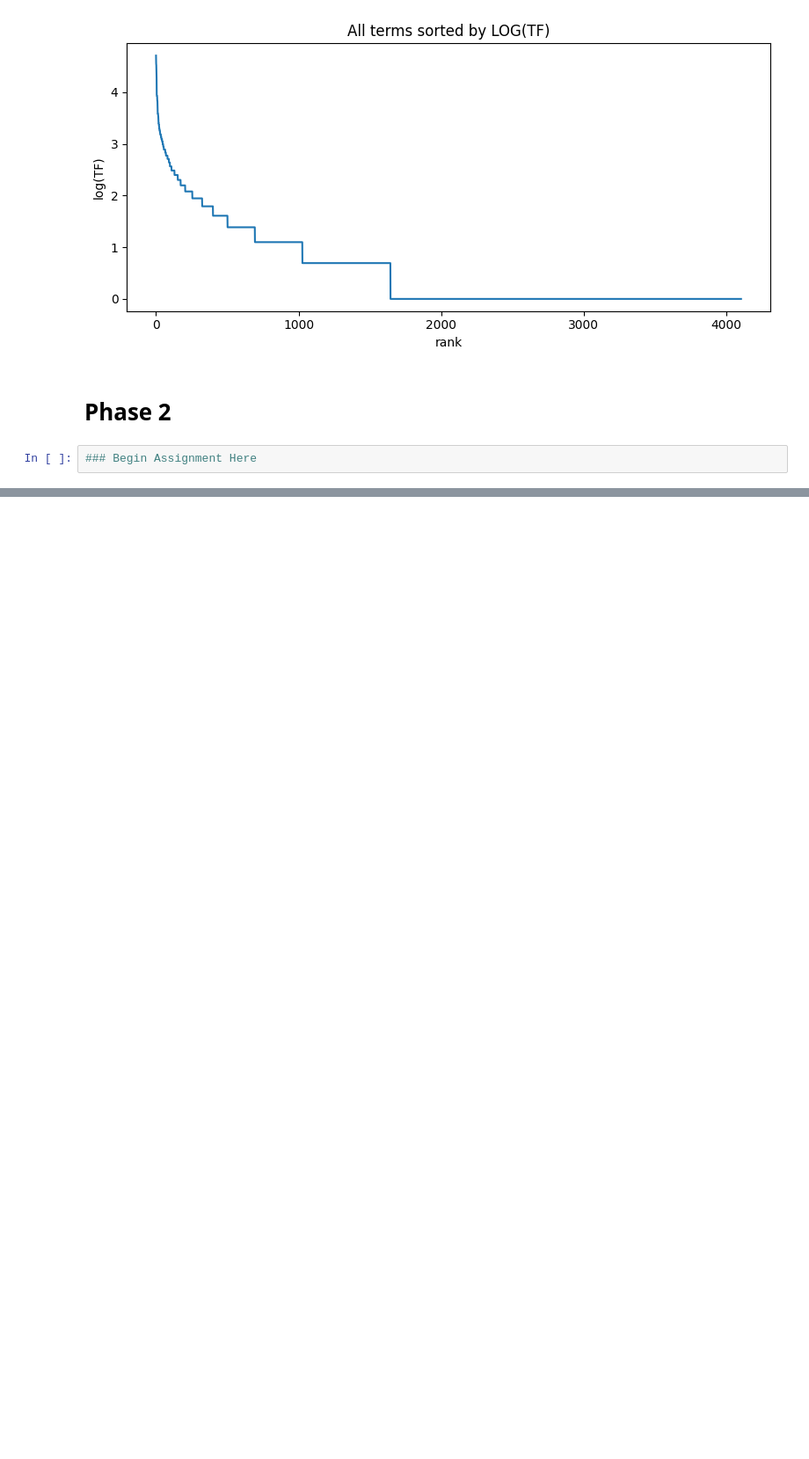
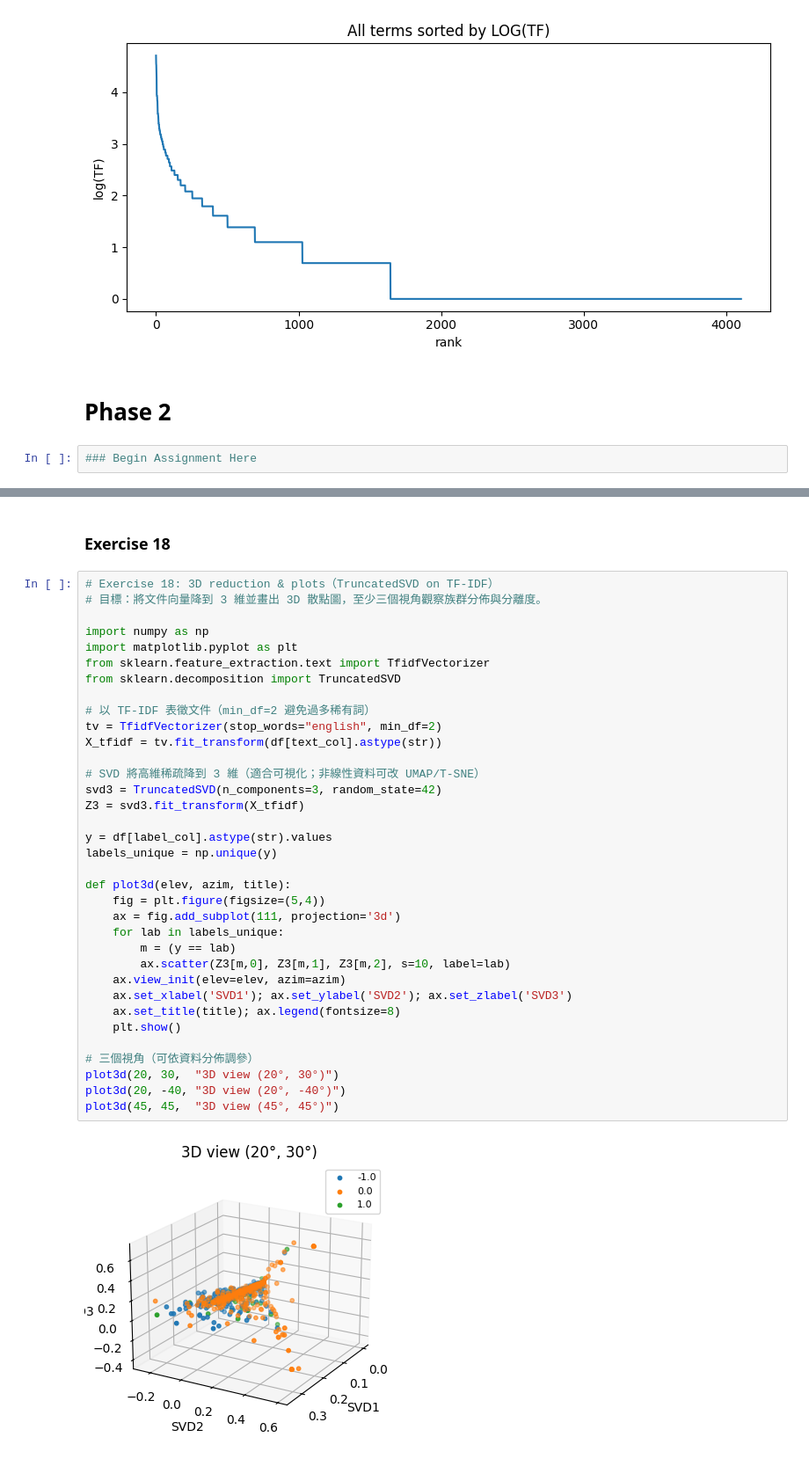
Before and after one commit to yuyanglin114/DM2025-Lab1-Exercise, a Jupyter notebook: DM2025-Lab1-Homework.ipynb, the cells around one changed output, grey strips where cells are left out. Shown at 88% size. Cells and saved outputs as stored; diff of their text form; blank space fills up the shorter version.

```diff
--- a/DM2025-Lab1-Homework.ipynb
+++ b/DM2025-Lab1-Homework.ipynb
@@ -387,0 +755,39 @@ plt.figure(figsize=(8,4)); plt.plot(tf_log[order_log]); plt.title('All terms sor
+# %% [markdown]
+### Exercise 18
+# %%
+# Exercise 18: 3D reduction & plots（TruncatedSVD on TF-IDF）
+# 目標：將文件向量降到 3 維並畫出 3D 散點圖，至少三個視角觀察族群分佈與分離度。
+
+import numpy as np
+import matplotlib.pyplot as plt
+from sklearn.feature_extraction.text import TfidfVectorizer
+from sklearn.decomposition import TruncatedSVD
+
+# 以 TF-IDF 表徵文件（min_df=2 避免過多稀有詞）
+tv = TfidfVectorizer(stop_words="english", min_df=2)
+X_tfidf = tv.fit_transform(df[text_col].astype(str))
+
+# SVD 將高維稀疏降到 3 維（適合可視化；非線性資料可改 UMAP/T-SNE）
+svd3 = TruncatedSVD(n_components=3, random_state=42)
+Z3 = svd3.fit_transform(X_tfidf)
+
+y = df[label_col].astype(str).values
+labels_unique = np.unique(y)
+
+def plot3d(elev, azim, title):
+    fig = plt.figure(figsize=(5,4))
+    ax = fig.add_subplot(111, projection='3d')
+    for lab in labels_unique:
+        m = (y == lab)
+        ax.scatter(Z3[m,0], Z3[m,1], Z3[m,2], s=10, label=lab)
+    ax.view_init(elev=elev, azim=azim)
+    ax.set_xlabel('SVD1'); ax.set_ylabel('SVD2'); ax.set_zlabel('SVD3')
+    ax.set_title(title); ax.legend(fontsize=8)
+    plt.show()
+
+# 三個視角（可依資料分佈調參）
+plot3d(20, 30,  "3D view (20°, 30°)")
+plot3d(20, -40, "3D view (20°, -40°)")
+plot3d(45, 45,  "3D view (45°, 45°)")
+# %% [output]
+[figure, added]
```
Also changed, not shown: parts of 40 cells of this notebook.
